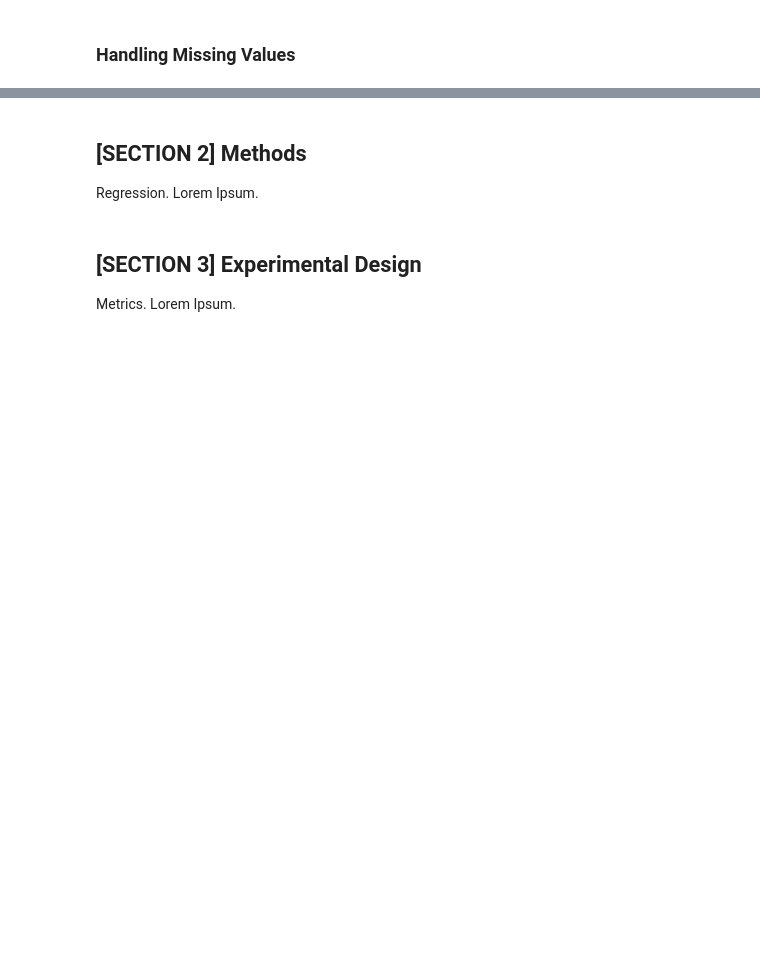
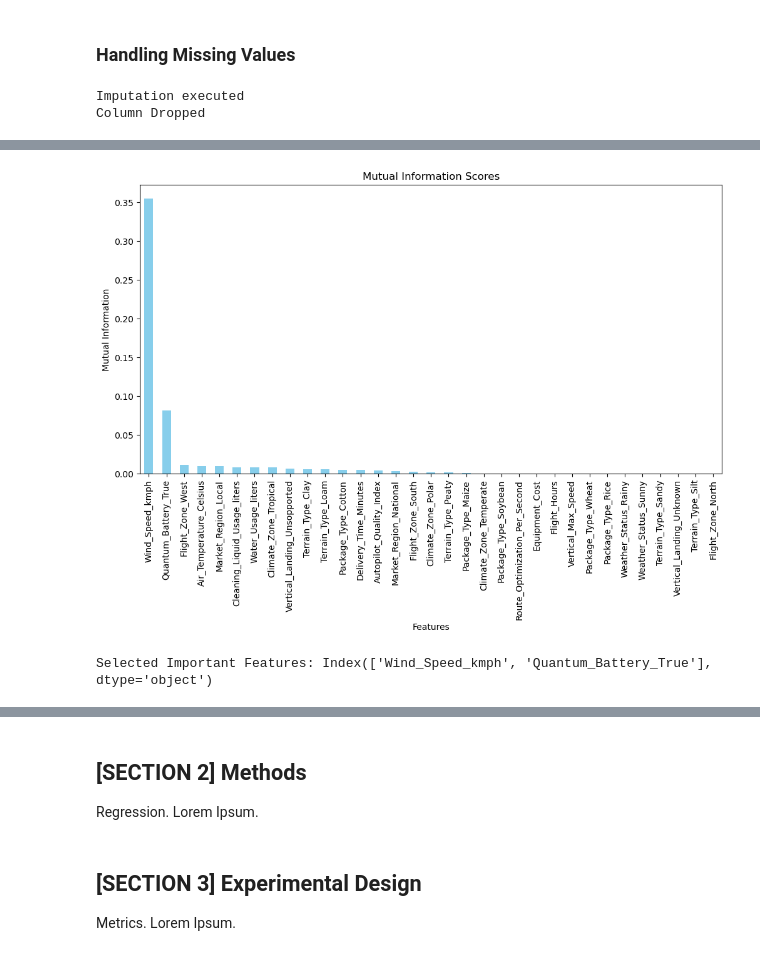
Before and after one commit to yaseminates/Aeropolis_AIML_296881, a Jupyter notebook: main.ipynb, the cells around one changed output, grey strips where cells are left out. Cells and saved outputs as stored; diff of their text form; code cells hidden in the pictures; blank space fills up the shorter version.

```diff
--- a/main.ipynb
+++ b/main.ipynb
@@ -505,2 +650,72 @@ Wind_Speed_kmph (Numerical) - p-value: 0.8096
 # %% [markdown]
 ### Handling Missing Values
+# %%
+from sklearn.impute import SimpleImputer
+
+# Replace NaN values with the median for numerical features
+numerical_features = df.select_dtypes(include=['float64', 'int64']).columns
+imputer = SimpleImputer(strategy='median')
+df[numerical_features] = imputer.fit_transform(df[numerical_features])
+
+# Mode for categorical values
+categorical_features = df.select_dtypes(include=['object', 'category']).columns
+cat_imputer = SimpleImputer(strategy='most_frequent')
+df[categorical_features] = cat_imputer.fit_transform(df[categorical_features])
+
+print("Imputation executed")
+
+# Drop the column 'Flight_Duration_Minutes'
+df = df.drop(columns=['Flight_Duration_Minutes'])
+
+print("Column Dropped")
+# %% [output]
+Imputation executed
+Column Dropped
+# %%
+from sklearn.feature_selection import mutual_info_regression
+import pandas as pd
+import matplotlib.pyplot as plt
+
+# One-hot encode categorical features
+df_encoded = pd.get_dummies(df, drop_first=True)
+
+# Separate feature# Filter features with significant mutual information scores
+important_features = mi_scores_series[mi_scores_series > 0.05].index
+print("Selected Important Features:", important_features)
+s and target
+X = df_encoded.drop('Cargo_Capacity_kg', axis=1)
+y = df_encoded['Cargo_Capacity_kg']
+
+# Check for missing values
+print("Missing values in X:", X.isnull().sum().sum())
+print("Missing values in y:", y.isnull().sum())
+
+# Ensure no missing values before proceeding
+X = X.fillna(0)  # Example: Replace missing values with 0
+y = y.fillna(y.mean())  # Replace missing values in target with mean
+
+# Compute mutual information scores
+try:
+    mi_scores = mutual_info_regression(X, y, random_state=42)
+except Exception as e:
+    print("Error computing mutual information:", e)
+    mi_scores = None
+
+# Check if scores are computed
+if mi_scores is not None:
+    mi_scores_series = pd.Series(mi_scores, index=X.columns)
+    mi_scores_series.sort_values(ascending=False, inplace=True)
+
+    # Plot Mutual Information Scores
+    print("Mutual Information Scores:")
+    print(mi_scores_series)
+
+    plt.figure(figsize=(12, 6))
+    mi_scores_series.plot(kind='bar', color='skyblue')
+    plt.title("Mutual Information Scores")
+    plt.ylabel("Mutual Information")
+    plt.xlabel("Features")
+    plt.show()
+else:
+    print("Mutual information could not be computed.")
+# %% [output]
@@ -506,0 +739,7 @@ Wind_Speed_kmph (Numerical) - p-value: 0.8096
+[figure, added]
+# %%
+# Filter features with significant mutual information scores
+important_features = mi_scores_series[mi_scores_series > 0.05].index
+print("Selected Important Features:", important_features)
+# %% [output]
+Selected Important Features: Index(['Wind_Speed_kmph', 'Quantum_Battery_True'], dtype='object')
```
Also changed, not shown: parts of 38 cells of this notebook.
